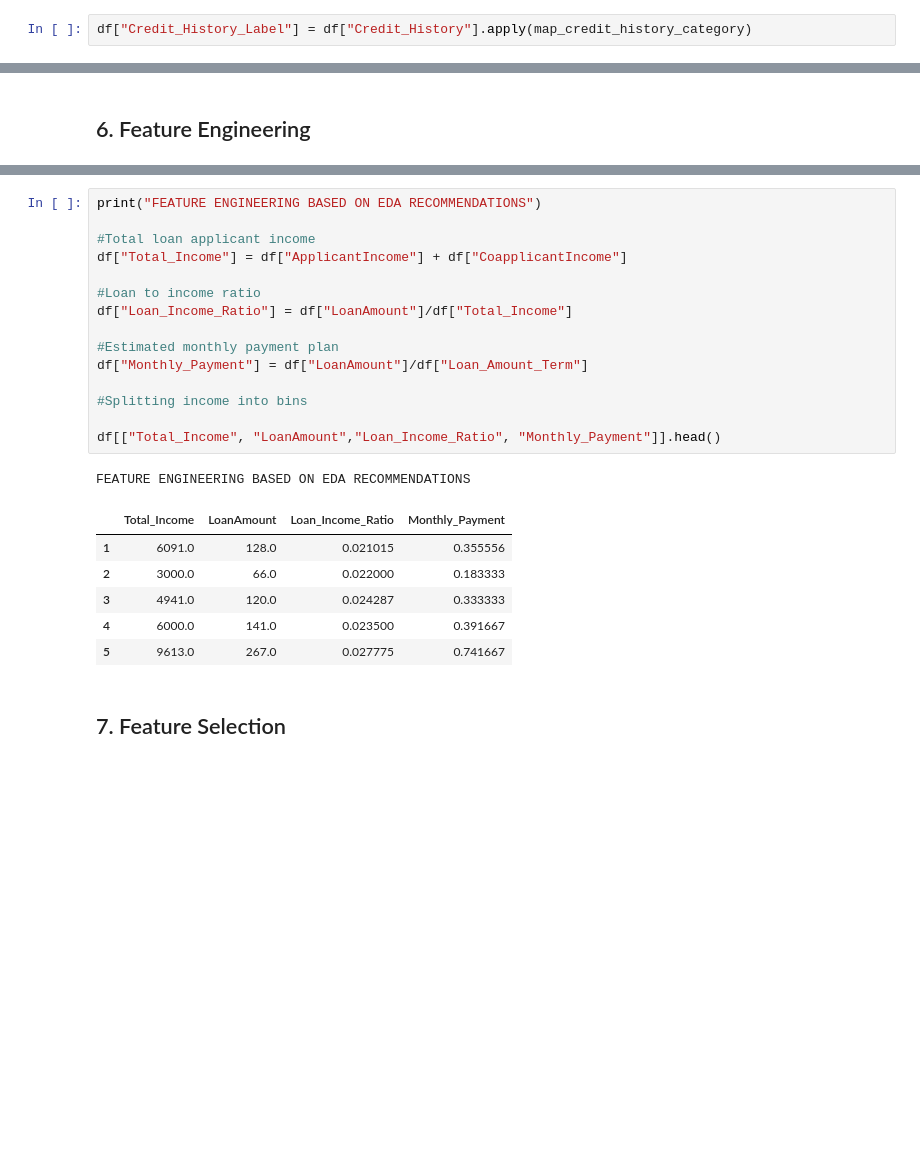
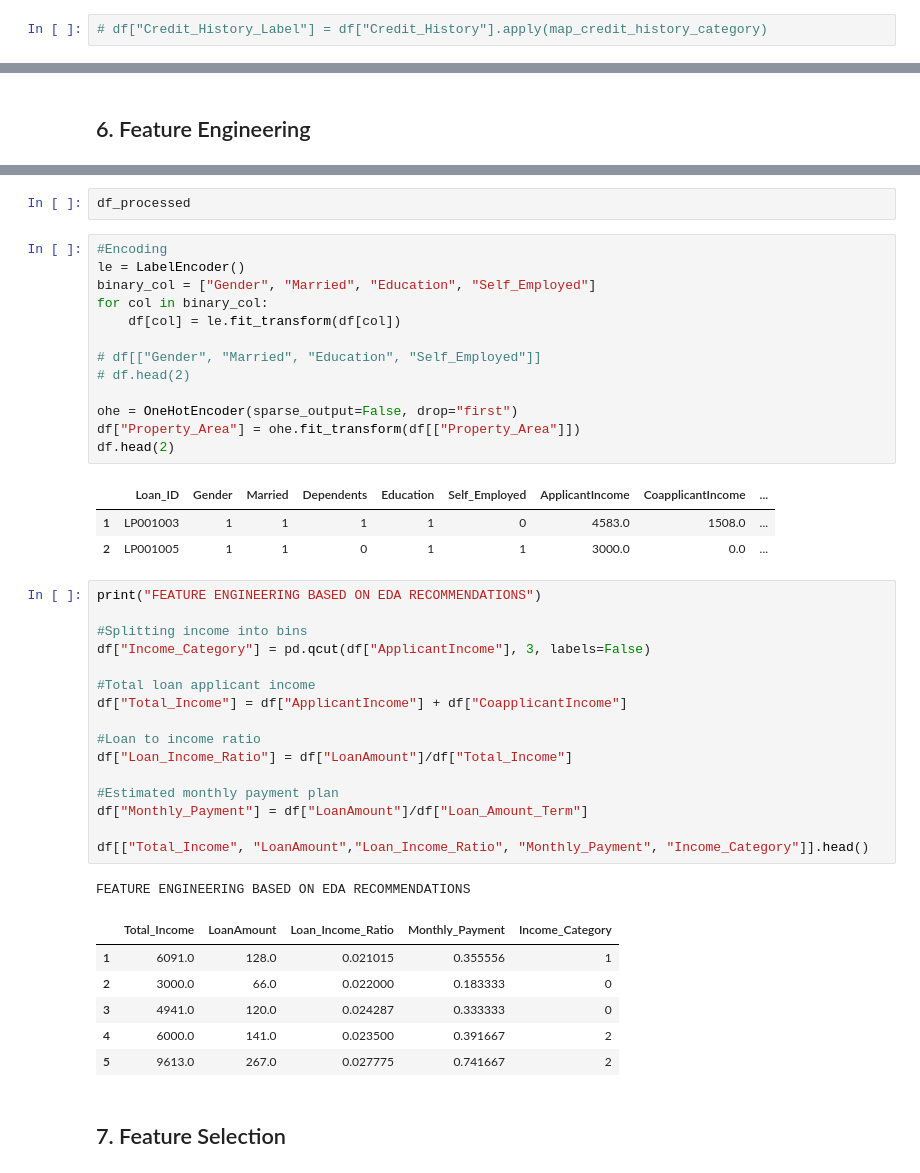
Before and after one commit to KudoroEsther/Files_Backend, a Jupyter notebook: HomeLoan_Preprocessing.ipynb, the cells around one changed output, grey strips where cells are left out. Saved outputs shown, nothing was run; the diff lists cells and outputs as text; blank space fills up the shorter version.

Commit message:
Loan

```diff
--- a/HomeLoan_Preprocessing.ipynb
+++ b/HomeLoan_Preprocessing.ipynb
@@ -145,5 +145,5 @@ def map_credit_history_category(c):
 # %%
-df["Credit_History_Label"] = df["Credit_History"].apply(map_credit_history_category)
+# df["Credit_History_Label"] = df["Credit_History"].apply(map_credit_history_category)
 # %%
 df.isnull().sum()
 # %% [output]
@@ -400,26 +409,46 @@ Index(['Loan_ID', 'Gender', 'Married', 'Dependents', 'Education',
+# %%
+df_processed
+# %%
+#Encoding
+le = LabelEncoder()
+binary_col = ["Gender", "Married", "Education", "Self_Employed"]
+for col in binary_col:
+    df[col] = le.fit_transform(df[col])
+
+# df[["Gender", "Married", "Education", "Self_Employed"]]
+# df.head(2)
+
+ohe = OneHotEncoder(sparse_output=False, drop="first")
+df["Property_Area"] = ohe.fit_transform(df[["Property_Area"]])
+df.head(2)
+# %% [output]
+|  | Loan_ID | Gender | Married | Dependents | Education | Self_Employed | ApplicantIncome | CoapplicantIncome | ... |
+| 1 | LP001003 | 1 | 1 | 1 | 1 | 0 | 4583.0 | 1508.0 | ... |
+| 2 | LP001005 | 1 | 1 | 0 | 1 | 1 | 3000.0 | 0.0 | ... |
 # %%
 print("FEATURE ENGINEERING BASED ON EDA RECOMMENDATIONS")
+
+#Splitting income into bins
+df["Income_Category"] = pd.qcut(df["ApplicantIncome"], 3, labels=False)
 
 #Total loan applicant income
 df["Total_Income"] = df["ApplicantIncome"] + df["CoapplicantIncome"]
 
 #Loan to income ratio
 df["Loan_Income_Ratio"] = df["LoanAmount"]/df["Total_Income"]
 
 #Estimated monthly payment plan
 df["Monthly_Payment"] = df["LoanAmount"]/df["Loan_Amount_Term"]
 
-#Splitting income into bins
-
-df[["Total_Income", "LoanAmount","Loan_Income_Ratio", "Monthly_Payment"]].head()
+df[["Total_Income", "LoanAmount","Loan_Income_Ratio", "Monthly_Payment", "Income_Category"]].head()
 # %% [output]
 FEATURE ENGINEERING BASED ON EDA RECOMMENDATIONS
-|  | Total_Income | LoanAmount | Loan_Income_Ratio | Monthly_Payment |
-| 1 | 6091.0 | 128.0 | 0.021015 | 0.355556 |
-| 2 | 3000.0 | 66.0 | 0.022000 | 0.183333 |
-| 3 | 4941.0 | 120.0 | 0.024287 | 0.333333 |
-| 4 | 6000.0 | 141.0 | 0.023500 | 0.391667 |
-| 5 | 9613.0 | 267.0 | 0.027775 | 0.741667 |
+|  | Total_Income | LoanAmount | Loan_Income_Ratio | Monthly_Payment | Income_Category |
+| 1 | 6091.0 | 128.0 | 0.021015 | 0.355556 | 1 |
+| 2 | 3000.0 | 66.0 | 0.022000 | 0.183333 | 0 |
+| 3 | 4941.0 | 120.0 | 0.024287 | 0.333333 | 0 |
+| 4 | 6000.0 | 141.0 | 0.023500 | 0.391667 | 2 |
+| 5 | 9613.0 | 267.0 | 0.027775 | 0.741667 | 2 |
 # %% [markdown]
 ## 7. Feature Selection
 # %%
```
Also changed, not shown: parts of 13 cells of this notebook.
